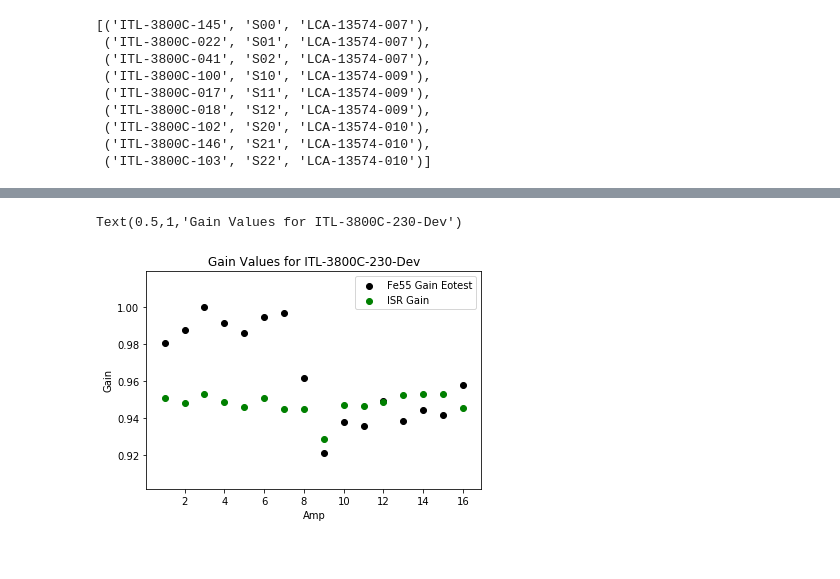
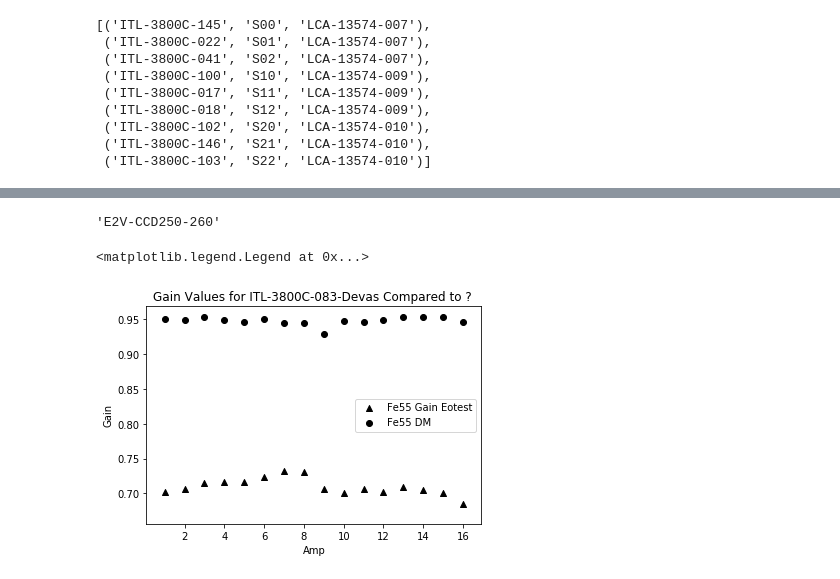
Before and after one commit to ellongley/Notebooks, a Jupyter notebook: Get_EOTest_Results.ipynb, the cells around one changed output, grey strips where cells are left out. Cells and saved outputs as stored; diff of their text form; code cells hidden in the pictures.

```diff
--- a/Get_EOTest_Results.ipynb
+++ b/Get_EOTest_Results.ipynb
@@ -69,7 +66,7 @@ res.keys()
 # %% [output]
 odict_keys(['ITL-3800C-083-Dev', 'ITL-3800C-172-Dev', 'ITL-3800C-142-Dev', 'ITL-3800C-173-Dev', 'ITL-3800C-136-Dev', 'ITL-3800C-227-Dev', 'ITL-3800C-226-Dev', 'ITL-3800C-230-Dev', 'ITL-3800C-235-Dev'] ...
 # %%
-ccd_name = 'ITL-3800C-230-Dev'
+ccd_name = 'ITL-3800C-083-Dev'
 # %%
 plt.hist(res[ccd_name],bins=50)
 plt.title('Bright Columns for ' + ccd_name)
@@ -85,4 +77,0 @@ For a given run and given test, find the results.
-# %%
-vals = []
-for key, value in res.items():
-      vals.append(value)
@@ -113,8 +89,6 @@ res = g.get_all_results(data=data, device=raft_list)
 res.keys()
 # %% [output]
 odict_keys(['gain', 'gain_error', 'psf_sigma', 'cti_low_serial', 'cti_high_serial', 'cti_low_parallel', 'cti_high_parallel', 'cti_low_serial_error', 'cti_high_serial_error', 'cti_low_parallel_error',  ...
-# %%
-ccd_name = 'ITL-3800C-230-Dev'
 # %%
 plt.errorbar(range(1,17),res['gain'][ccd_name],yerr=res['gain_error'][ccd_name],color='black',label='Fe55 Gain', fmt='o')
 plt.errorbar(range(1,17),res['ptc_gain'][ccd_name],yerr=res['ptc_gain_error'][ccd_name],color='green',label='PTC Gain', fmt='o')
@@ -173,12 +158,21 @@ res = g.get_results(test_type='gain', data = data, device=raft_list[0])
+# %%
+# Get EO analysis results access results from the eTraveler database
+g = get_EO_analysis_results(db='Prod')
+raft_list, data = g.get_tests(site_type="I&T-Raft", test_type='gain', run ='7086')  # get the data for I&T-Raft
+res = g.get_results(test_type='gain', data=data, device=raft_list[0])
 # %%
 ccd_names = [key for key in res.keys()]
+ccd_names[0]
+# %% [output]
+'E2V-CCD250-260'
 # %%
-plt.scatter(range(1,17),res[ccd_name],color='black',label='Fe55 Gain Eotest')
-plt.scatter(range(1,17),fe55_dm,color='green',label='ISR Gain')
-plt.legend(loc='best')
+plt.scatter([i for i in range(1,17)],res[ccd_names[0]],color='black',label='Fe55 Gain Eotest',marker='^')
+#plt.scatter([i for i in range(1,17)],res_ptc[ccd_name],color='purple',label='PTC Gain Eotest',marker='^')
+plt.scatter([i for i in range(1,17)],fe55_dm,color='black', label='Fe55 DM')
 plt.ylabel('Gain')
 plt.xlabel('Amp')
-plt.title('Gain Values for ' + ccd_name)
+plt.title('Gain Values for '+ccd_name + 'as Compared to ? ')
+plt.legend()
 # %% [output]
-Text(0.5,1,'Gain Values for ITL-3800C-230-Dev')
+<matplotlib.legend.Legend at 0x...>
-[figure, old version]
+[figure, new version]
```
Also changed, not shown: parts of 20 cells of this notebook.
